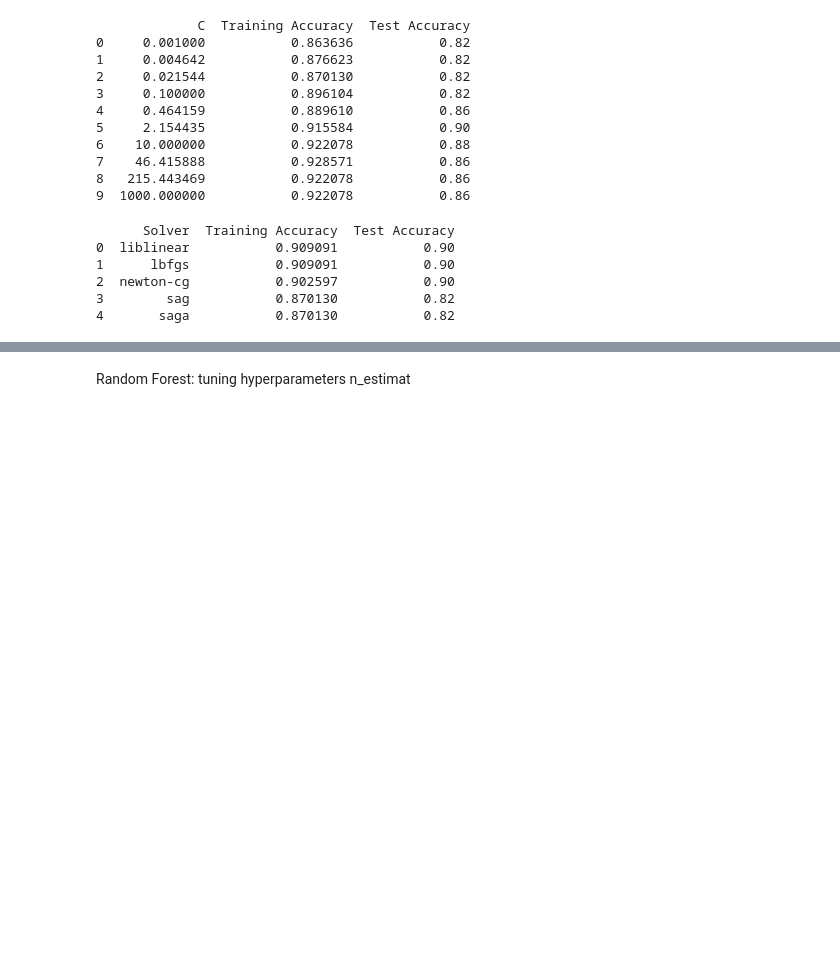
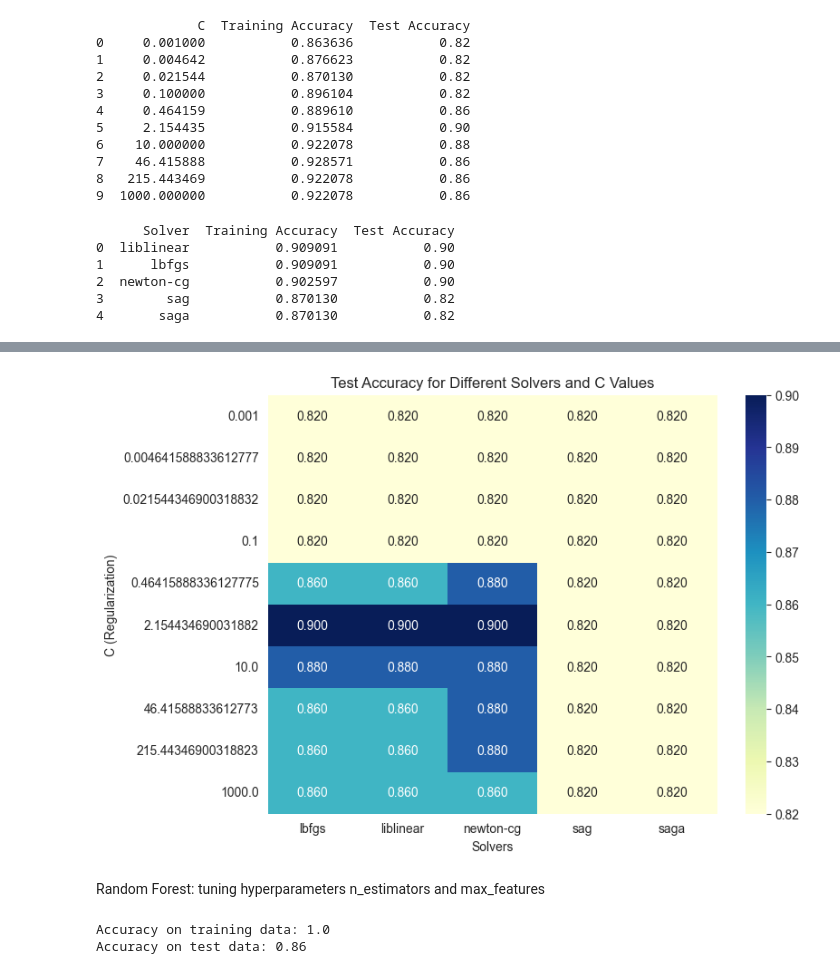
Before and after one commit to OisinMa/Wildfire-Machine-Learning-Approaches, a Jupyter notebook: WildfireAlgorithms.ipynb, the cells around one changed output, grey strips where cells are left out. Saved outputs shown, nothing was run; the diff lists cells and outputs as text; code cells hidden in the pictures; blank space fills up the shorter version.

```diff
--- a/WildfireAlgorithms.ipynb
+++ b/WildfireAlgorithms.ipynb
@@ -225,4 +225,16 @@ for solver in solvers:
 
 results_df = pd.DataFrame(results)
 print(results_df)
+
+import seaborn as sns
+
+# Pivot table: rows = C, columns = solver, values = test accuracy
+pivot = results_df.pivot(index='C', columns='Solver', values='Test Accuracy')
+
+plt.figure(figsize=(8, 6))
+sns.heatmap(pivot, annot=True, fmt=".3f", cmap="YlGnBu")
+plt.title("Test Accuracy for Different Solvers and C Values")
+plt.ylabel("C (Regularization)")
+plt.xlabel("Solvers")
+plt.show()
 # %% [output]
@@ -246,2 +258,26 @@ print(results_df)
+[figure, added]
 # %% [markdown]
-Random Forest: tuning hyperparameters n_estimat
+Random Forest: tuning hyperparameters n_estimators and max_features
+# %%
+from sklearn.ensemble import RandomForestClassifier
+from sklearn import metrics
+
+# Create a basic random forest model
+rf = RandomForestClassifier(random_state=67)  # You can fix the seed for reproducibility
+
+# Fit on training data
+rf.fit(X_training, y_training)
+
+# Make predictions
+prediction_training = rf.predict(X_training)
+prediction_test = rf.predict(X_test)
+
+# Evaluate accuracy
+train_accuracy = metrics.accuracy_score(y_training, prediction_training)
+test_accuracy = metrics.accuracy_score(y_test, prediction_test)
+
+print("Accuracy on training data:",train_accuracy)
+print("Accuracy on test data:",test_accuracy)
+# %% [output]
+Accuracy on training data: 1.0
+Accuracy on test data: 0.86
```
Also changed, not shown: parts of 4 cells of this notebook.
